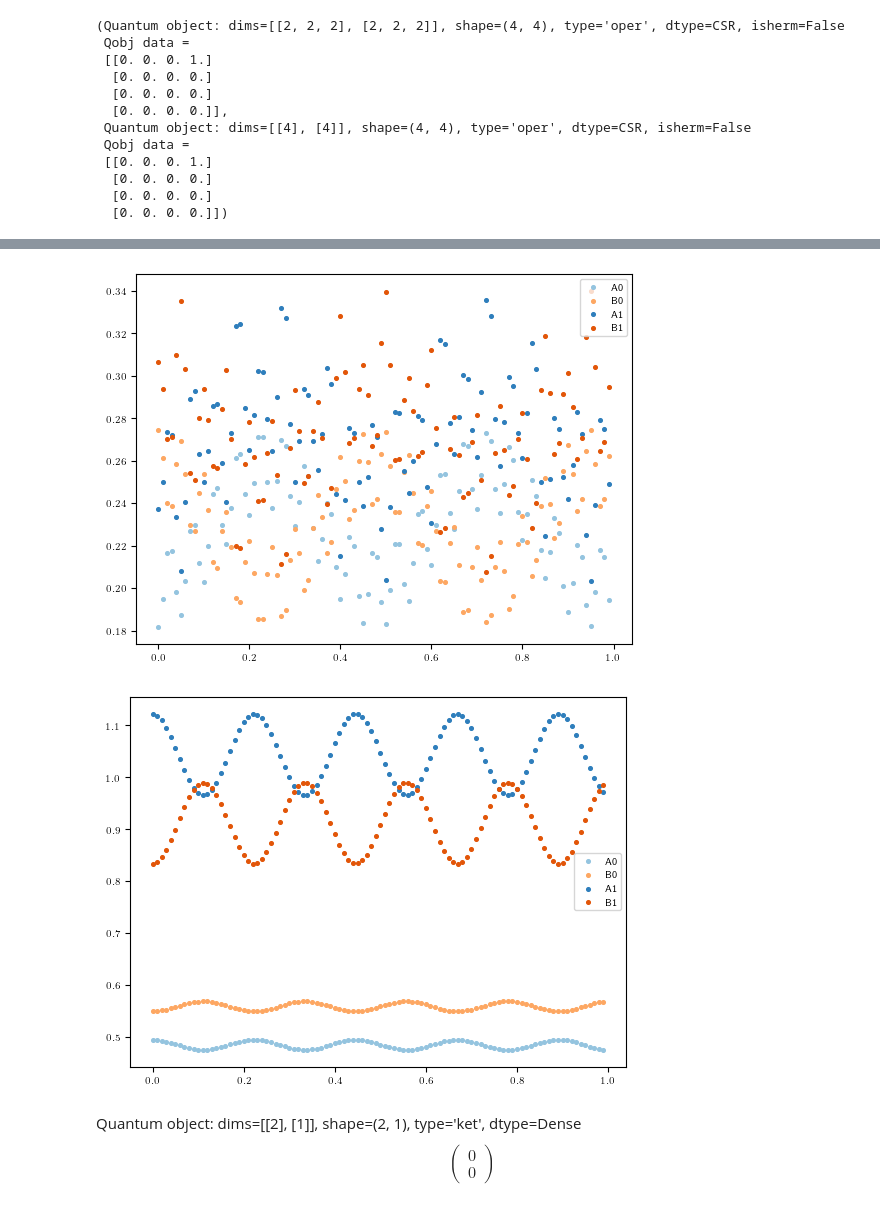
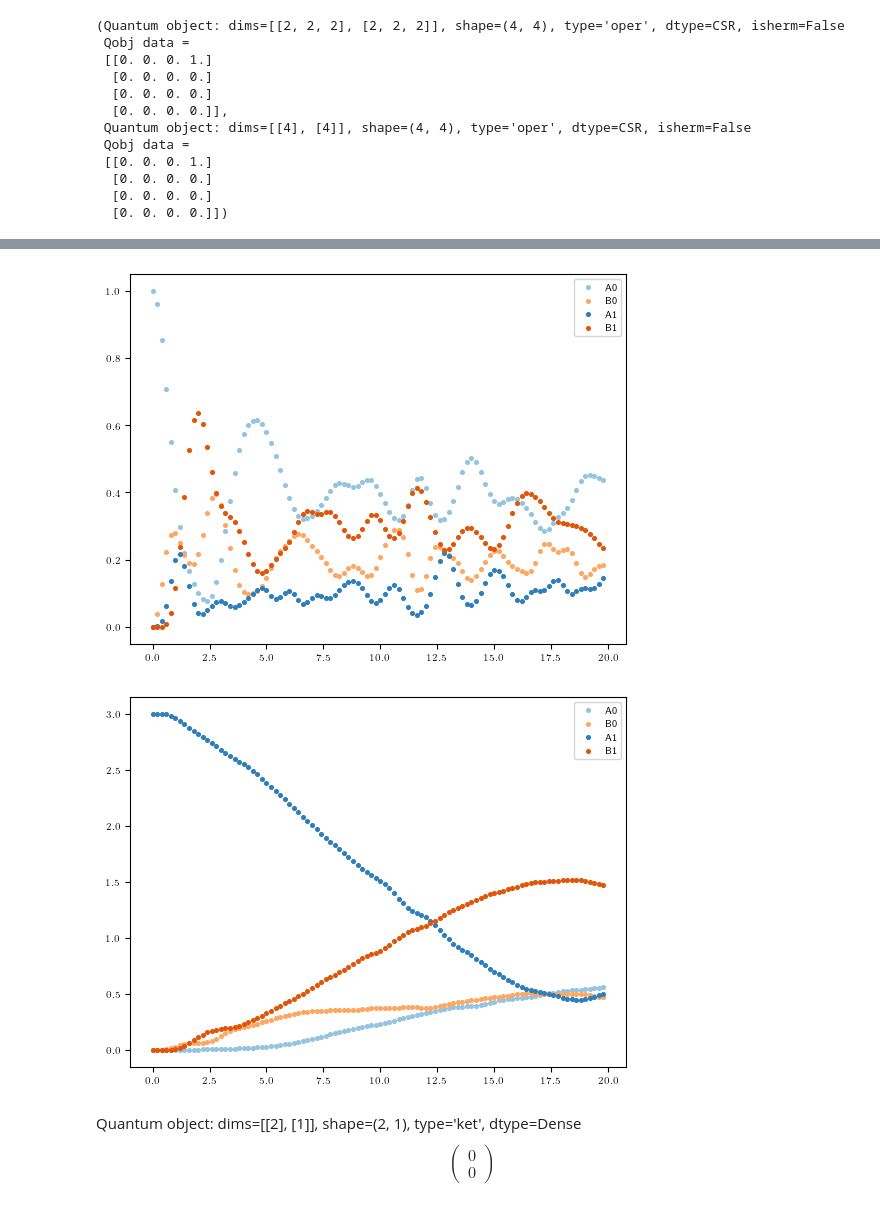
Before and after one commit to ChriGomm/master, a Jupyter notebook: numerics/thermal_phonons.ipynb, the cells around one changed output, grey strips where cells are left out. Cells and saved outputs as stored; diff of their text form; code cells hidden in the pictures.

```diff
--- a/numerics/thermal_phonons.ipynb
+++ b/numerics/thermal_phonons.ipynb
@@ -1112,7 +1112,7 @@ states
 # %%
 from qutip import tensor, basis, destroy, create, qeye, sesolve, sigmap, sigmam, fidelity, qzero, expect, ptrace
 chain_length = 4
-boson_number = 4
+boson_number = 3
 
 
 unity_spin = tensor([qeye(2)]*chain_length)
@@ -1195,3 +1195,6 @@ def Hamiltonian_spin_phonon(interaction1,interaction2):
 
 
 # H =Hamiltonian_1Dph(1,a/2,0,a,0,np.array([0,1]),1)
+# %%
+phonon0 = tensor([basis(boson_number,0) for i in range(chain_length)])
+(annihilation_phonon[0].dag()**2*phonon0).full().T
@@ -1238,6 +1462,7 @@ b, h, eig0 = generate_random_initial()
 latticeA = np.zeros((2,chain_length//2+chain_length%2))
 latticeB = np.zeros((2,chain_length//2))
 atol = 1e-16
+a = 2
 for n in range(latticeA.shape[1]):
     latticeA[:,n] = n*np.array([1,0])*a
 for n in range(latticeB.shape[1]):
@@ -1247,36 +1472,71 @@ for n in range(latticeB.shape[1]):
 import matplotlib.cm as cm
 orange = cm.Oranges
 blue = cm.Blues
-d = np.array([np.sqrt(1/3),np.sqrt(2/3)])
+# d = np.array([np.sqrt(1/3),np.sqrt(2/3)])
+d = np.array([0,1])
 ph_scale = 1/50
 
-dt = 0.01
 tsteps = 100
+dt = 0.2
+
+# tsteps = 800
+# dt = 400/tsteps
 t = np.arange(tsteps)*dt
 freq = 1/t[-1]
 
-
+def thermal_phonon_generator(excitations,chain_length):
+    state = np.zeros(chain_length,dtype=np.int16)
+    states = []
+    if np.sum(state)==excitations:
+        return 0
+    for i in range(1,int(binom(chain_length+excitations,excitations))):
+        state = add_one(state,excitations)
+        if np.sum(state)==excitations:
+            states.append(state.copy())
+    # discard = int(factorial(excitations+chain_length-1)//(factorial(excitations-1)*factorial(chain_length)))
+    # return discard
+    return states
+boson_number = 4
+Sys_full = full_dynamics(chain_length,boson_number=boson_number,a=a,d=d,ph_scale=ph_scale)
 def Hamiltonian_spph_for_tevol(t):
-    return Hamiltonian_1Dph(0,b,h,a,0,d,ph_scale)
+    # b = a/2+(b0-a/2)*np.cos(2*np.pi*freq*t)
+    # Delta = np.sin(2*np.pi*freq*t)
+    h=0#.2
+    b = a/2
+    Delta=0
+    return Sys_full.Hamiltonian_1Dph(Delta,b,h,a,0,d,ph_scale)
 
 
 down = tensor([basis(2,1) for i in range(chain_length)])
 
-eig_generator_ph = 0
+
 phonon0 = tensor([basis(boson_number,0) for i in range(chain_length)])
+state_sp = Sys_full.sigmas_p[0]* down
+# phonon_gen = thermal_phonon_generator(2,chain_length)
+# state_ph = 0
+# for phonon_state in phonon_gen:
+#     state = phonon0
+#     # print(phonon_state)
+#     for i in range(len(phonon_state)):
+#         state = annihilation_phonon[i].dag()**phonon_state[i]*state
+#     # print(state.full().T)
+#     state_ph += state.unit()
+
+state_ph = Sys_full.annihilation_phonon[2].dag()**3*phonon0
 
 # for n in range(chain_length):
-n=0
-psi0q = 0
-for i in range(chain_length):
-    for j in range(chain_length):
-        state_sp = sigmas_p[i]* down
-        state_ph = (annihilation_phonon[j].dag())**3*phonon0
-        psi0q += tensor(state_sp,state_ph.unit())*eig0[i,j]#eigenvals0[n,1+chain_length*i+j]
+# n=0
+# psi0q = 0
+# state_sp = 0
+# for i in range(chain_length):
+#     # for j in range(chain_length):
+#         state_sp += sigmas_p[i]* down*eig0[i]
+        # state_ph = (annihilation_phonon[j].dag())**3*phonon0
+        # psi0q += tensor(state_sp,state_ph.unit())*eig0[i,j]#eigenvals0[n,1+chain_length*i+j]
 
-
-psiq = psi0q.unit()
-print(psi0q.norm(),b,h)
+psiq = tensor(state_sp.unit(),state_ph.unit())
+# psiq = psi0q.unit()
+# print(psi0q.norm(),b,h)
 
 # psiq = tensor(psi0q,eig_generator_ph*phonon0)
 #
@@ -1320,5 +1579,5 @@ Total run time:   0.32s
-[figure, old version]
+[figure, new version]
-[figure, old version]
+[figure, new version]
 # %%
 project_vec([1,3],enr_fock([3]*chain_length,2,[1 if n==0 else 0 for n in range(chain_length)]))
 # %% [output]
```
Also changed, not shown: parts of 13 cells of this notebook, 3 other files.
